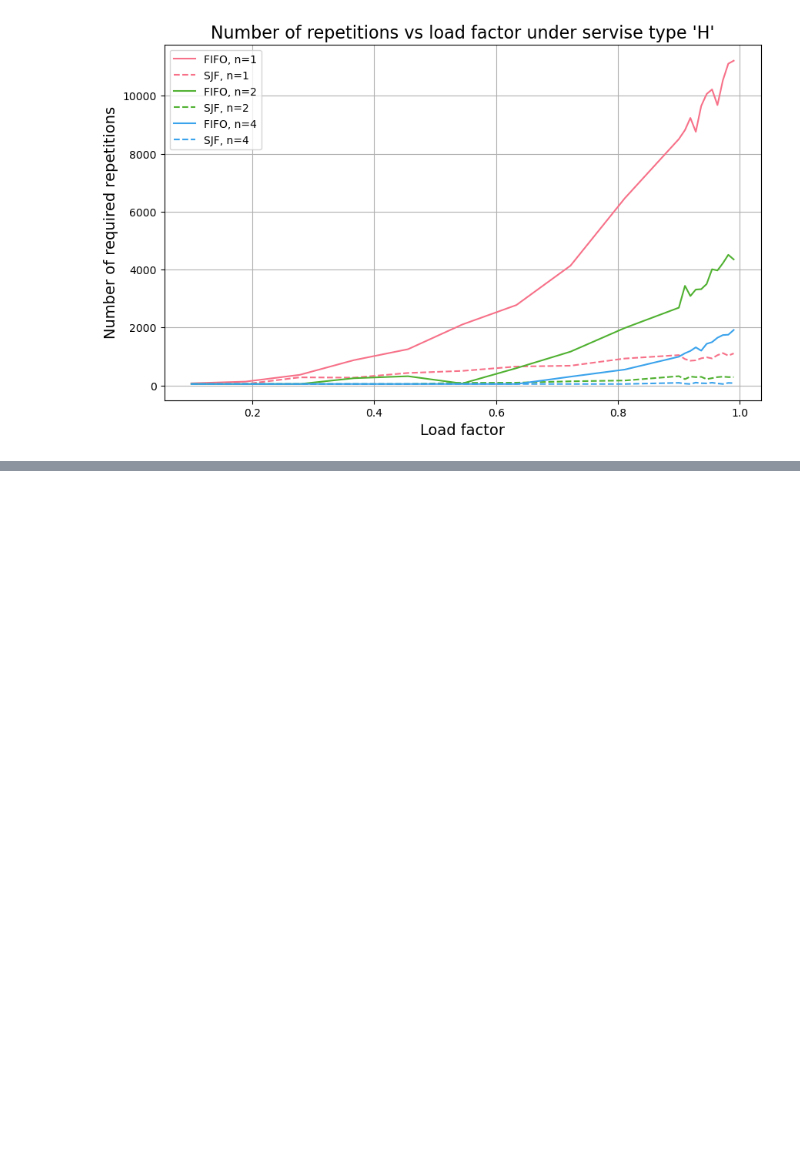
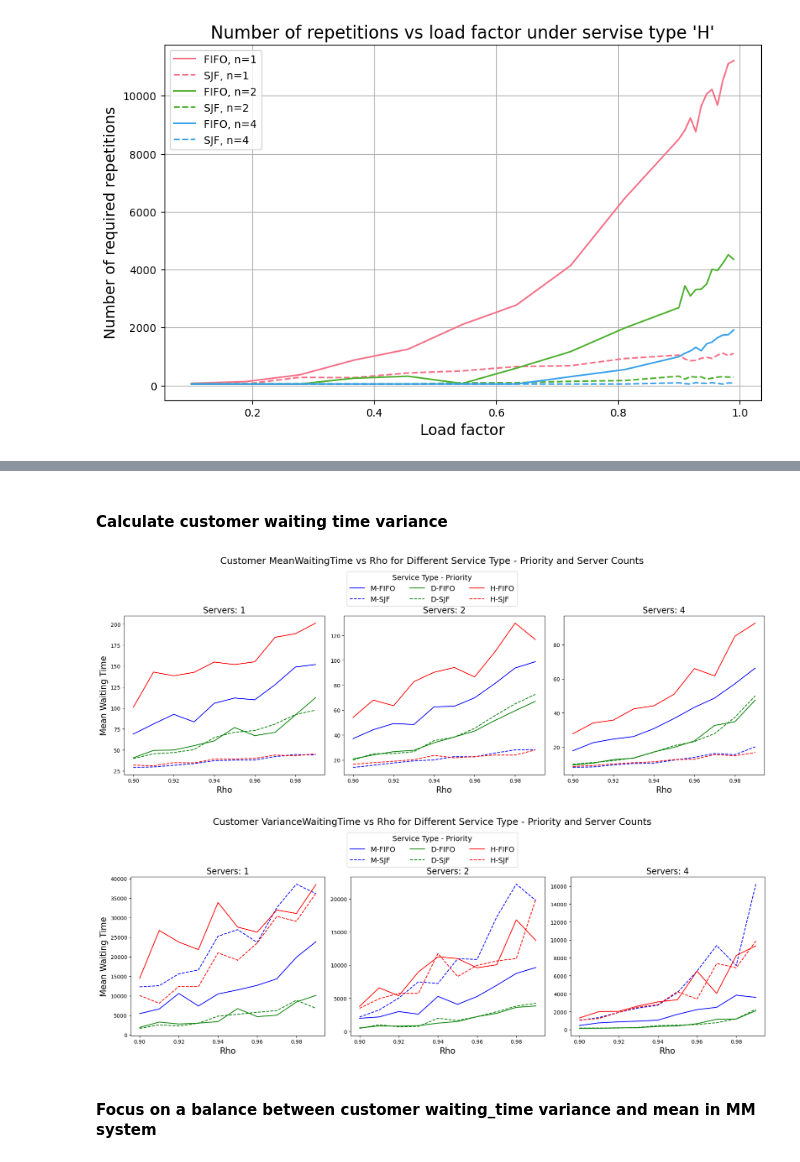
Before and after one commit to ThomasTenDamme/Stochastic_Simulation_Assignment2, a Jupyter notebook: Assignment 2 Thomas.ipynb, the cells around one changed output, grey strips where cells are left out. Saved outputs shown, nothing was run; the diff lists cells and outputs as text; code cells hidden in the pictures; blank space fills up the shorter version.

```diff
--- a/Assignment 2 Thomas.ipynb
+++ b/Assignment 2 Thomas.ipynb
@@ -1258,0 +1366,2 @@ for results, service_type in zip(all_results, service_types):
+# %% [markdown]
+#### Calculate customer waiting time variance
@@ -1258,0 +1406,51 @@ for results, service_type in zip(all_results, service_types):
+# %%
+# Define colors corresponding to each service type
+colors = {'M': 'blue', 'D': 'green', 'H': 'red'}
+# Define line styles corresponding to priority
+linestyles = {'FIFO': 'solid', 'SJF': 'dashed'}
+vertical_axis_objects = ['MeanWaitingTime', 'VarianceWaitingTime']
+for vertical_axis_object in vertical_axis_objects:
+    fig, axes = plt.subplots(1, 3, figsize=(18, 6))
+
+    # Create a handle list for legends
+    handles_list = []
+
+    # Plot the subplot for mean waiting time
+    for i, servers in enumerate(n_values):
+        ax = axes[i]
+
+        for service_type in service_types:
+            for priority in priority_types:
+                # Filter data for specific conditions
+                mask = (df_customer_waiting_times_results['Servers'] == servers) & \
+                    (df_customer_waiting_times_results['ServiceType'] == service_type) & \
+                    (df_customer_waiting_times_results['Priority'] == priority)
+                subset = df_customer_waiting_times_results[mask]
+
+                # Plot the line graph of rho vs. mean waiting time
+                handle, = ax.plot(subset['Rho'], subset[vertical_axis_object],
+                                label=f'{service_type}-{priority}',
+                                color=colors[service_type], linestyle=linestyles[priority])
+                if i == 0:  # Add legend handles only in the first subplot
+                    handles_list.append(handle)
+
+        ax.set_title(f'Servers: {servers}', fontsize=16)
+        ax.set_xlabel('Rho', fontsize=16)
+        if i == 0:
+            ax.set_ylabel('Mean Waiting Time', fontsize=16)
+
+    # Add legend
+    # Adjust bbox_to_anchor parameter when calling fig.legend
+    fig.legend(handles=handles_list, loc='upper center', bbox_to_anchor=(0.5, 1.03),
+            ncol=3, title='Service Type - Priority', title_fontsize=14, fontsize=14)
+
+    # Adjust y parameter when calling fig.suptitle
+    fig.suptitle(f'Customer {vertical_axis_object} vs Rho for Different Service Type - Priority and Server Counts', fontsize=18, y=1.08)
+
+    plt.tight_layout(rect=[0, 0, 1, 0.95])
+    plt.show()
+# %% [output]
+[figure, added]
+[figure, added]
+# %% [markdown]
+#### Focus on a balance between customer waiting_time variance and mean in MM system
```
Also changed, not shown: parts of 13 cells of this notebook.
